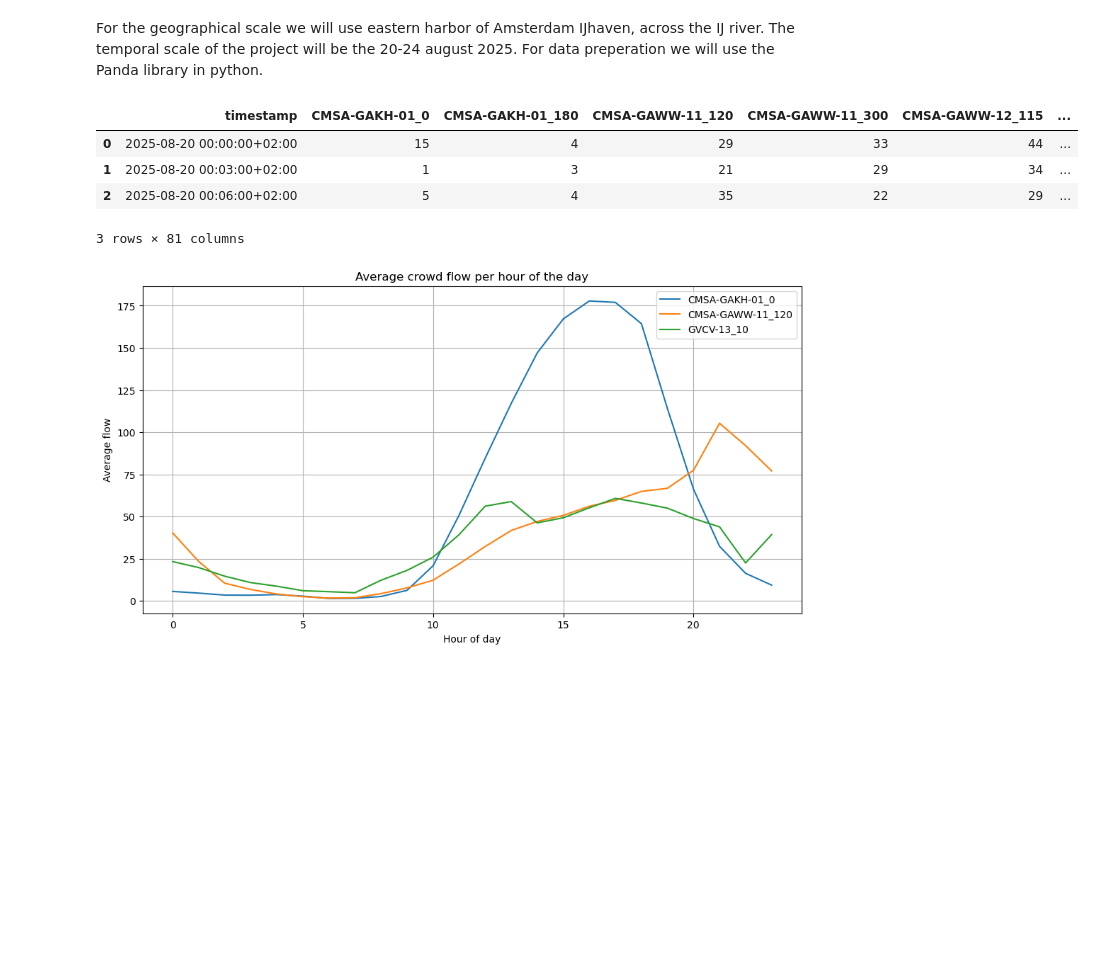
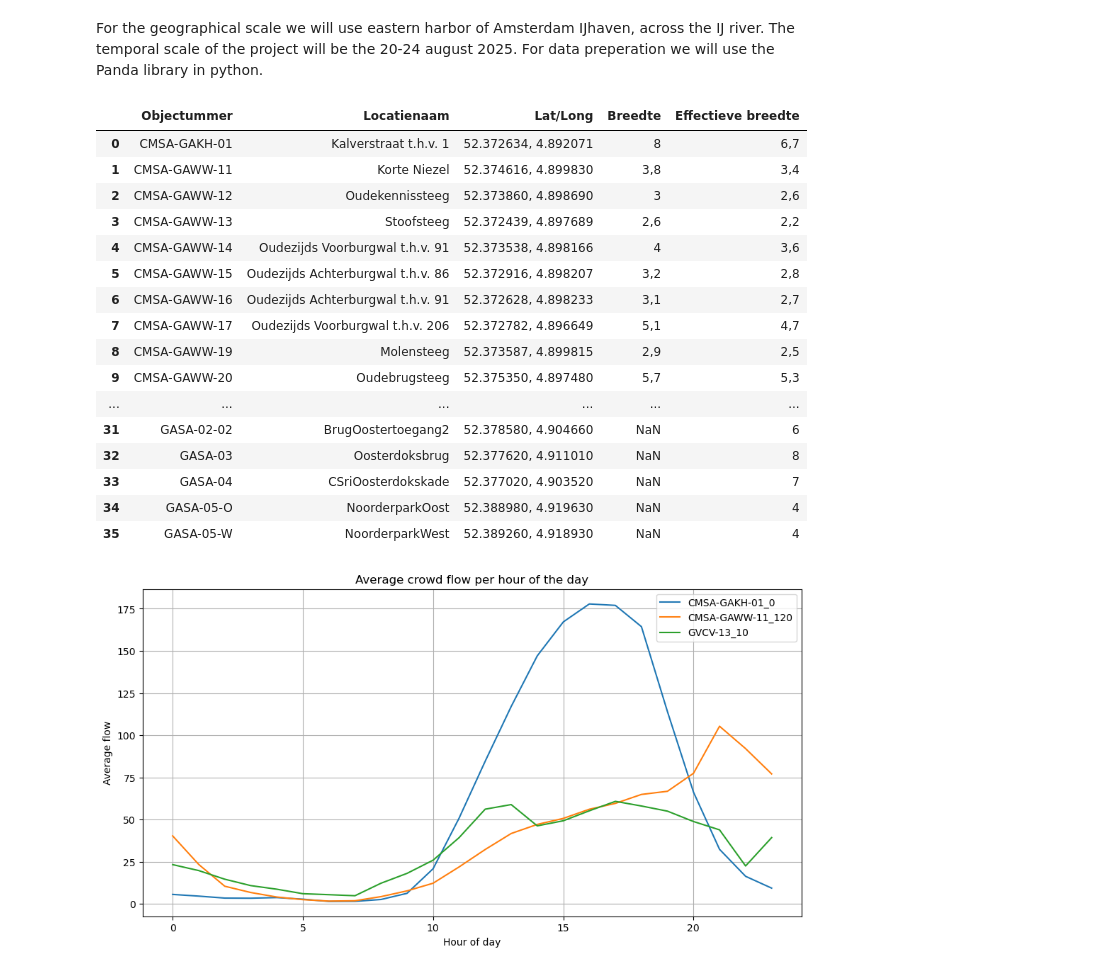
Before and after one commit to jipposteenstra/group22, a Jupyter notebook: project_template.ipynb, the cells around one changed output. Saved outputs shown, nothing was run; the diff lists cells and outputs as text; code cells hidden in the pictures; blank space fills up the shorter version.

```diff
--- a/project_template.ipynb
+++ b/project_template.ipynb
@@ -63,12 +63,25 @@ with open(location_file, 'rb') as f:
 df_location = pd.read_excel(location_file)
 # %%
 df_flow.head(3)
+df_location
 # %% [output]
-|  | timestamp | CMSA-GAKH-01_0 | CMSA-GAKH-01_180 | CMSA-GAWW-11_120 | CMSA-GAWW-11_300 | CMSA-GAWW-12_115 | ... |
-| 0 | 2025-08-20 00:00:00+02:00 | 15 | 4 | 29 | 33 | 44 | ... |
-| 1 | 2025-08-20 00:03:00+02:00 | 1 | 3 | 21 | 29 | 34 | ... |
-| 2 | 2025-08-20 00:06:00+02:00 | 5 | 4 | 35 | 22 | 29 | ... |
+|  | Objectummer | Locatienaam | Lat/Long | Breedte | Effectieve breedte |
+| 0 | CMSA-GAKH-01 | Kalverstraat t.h.v. 1 | 52.372634, 4.892071 | 8 | 6,7 |
+| 1 | CMSA-GAWW-11 | Korte Niezel | 52.374616, 4.899830 | 3,8 | 3,4 |
+| 2 | CMSA-GAWW-12 | Oudekennissteeg | 52.373860, 4.898690 | 3 | 2,6 |
+| 3 | CMSA-GAWW-13 | Stoofsteeg | 52.372439, 4.897689 | 2,6 | 2,2 |
+| 4 | CMSA-GAWW-14 | Oudezijds Voorburgwal t.h.v. 91 | 52.373538, 4.898166 | 4 | 3,6 |
+| 5 | CMSA-GAWW-15 | Oudezijds Achterburgwal t.h.v. 86 | 52.372916, 4.898207 | 3,2 | 2,8 |
+| 6 | CMSA-GAWW-16 | Oudezijds Achterburgwal t.h.v. 91 | 52.372628, 4.898233 | 3,1 | 2,7 |
+| 7 | CMSA-GAWW-17 | Oudezijds Voorburgwal t.h.v. 206 | 52.372782, 4.896649 | 5,1 | 4,7 |
+| 8 | CMSA-GAWW-19 | Molensteeg | 52.373587, 4.899815 | 2,9 | 2,5 |
+| 9 | CMSA-GAWW-20 | Oudebrugsteeg | 52.375350, 4.897480 | 5,7 | 5,3 |
+| ... | ... | ... | ... | ... | ... |
+| 31 | GASA-02-02 | BrugOostertoegang2 | 52.378580, 4.904660 | NaN | 6 |
+| 32 | GASA-03 | Oosterdoksbrug | 52.377620, 4.911010 | NaN | 8 |
+| 33 | GASA-04 | CSriOosterdokskade | 52.377020, 4.903520 | NaN | 7 |
+| 34 | GASA-05-O | NoorderparkOost | 52.388980, 4.919630 | NaN | 4 |
+| 35 | GASA-05-W | NoorderparkWest | 52.389260, 4.918930 | NaN | 4 |
-3 rows × 81 columns
 # %%
 sensors = ["CMSA-GAKH-01_0", "CMSA-GAWW-11_120", "GVCV-13_10"]
 
```
